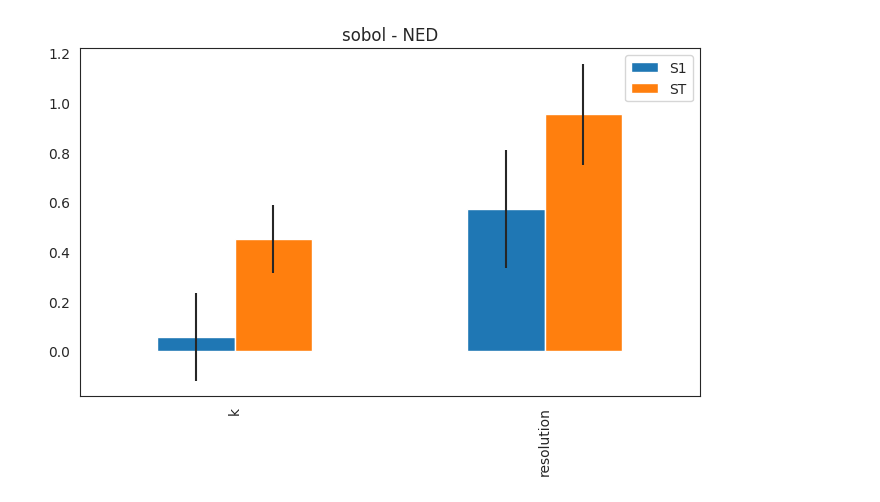
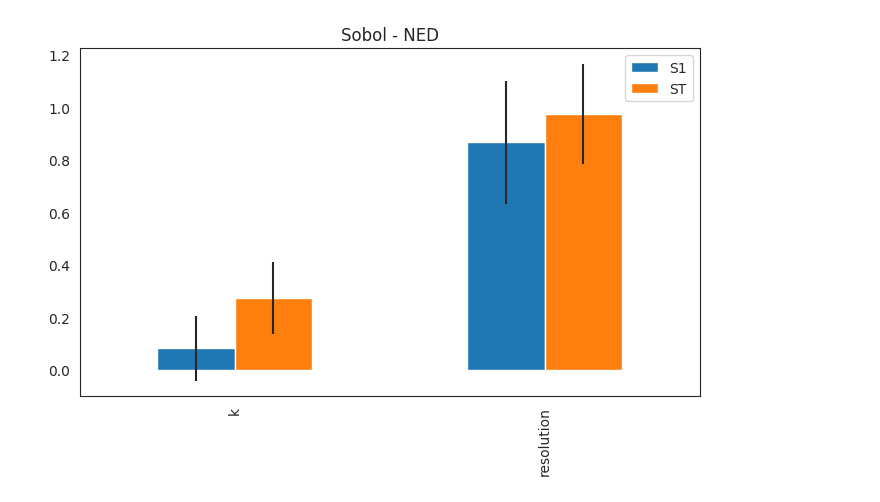
Before and after one commit to amartinezsaucedo/microminer-eval, a Jupyter notebook: notebooks/sensitivity_analysis.ipynb, the cells around one changed output. Drawn from its saved outputs; the diff is of its cells as text; code cells hidden in the pictures.

```diff
--- a/notebooks/sensitivity_analysis.ipynb
+++ b/notebooks/sensitivity_analysis.ipynb
@@ -35,6 +23,8 @@ PROJECT_PATH = "../jpetstore"
 MODEL_FILENAME = f"{PROJECT_PATH}/{PROJECT_NAME}_128scenarios_nopolicies_sobol" #.tar.gz'
 
 experiments_df, outcomes = load_results(MODEL_FILENAME+ '.tar.gz')
+outcomes.pop('noise_classes', None)
+experiments_df = experiments_df.drop('policy', axis=1)
 outcomes_df = pd.DataFrame(outcomes)
 print(experiments_df.shape, outcomes_df.shape)
 
@@ -275,4 +227,4 @@ show_sobol(uncertainties_problem, Si_3, title='sobol - noise classes')
 # %%
-show_sobol(uncertainties_problem, ned, title='sobol - NED')
+show_sobol(uncertainties_problem, ned, title='Sobol - NED')
 # %% [output]
-[figure, old version]
+[figure, new version]
```
Also changed, not shown: parts of 32 cells of this notebook, 1 other file.
